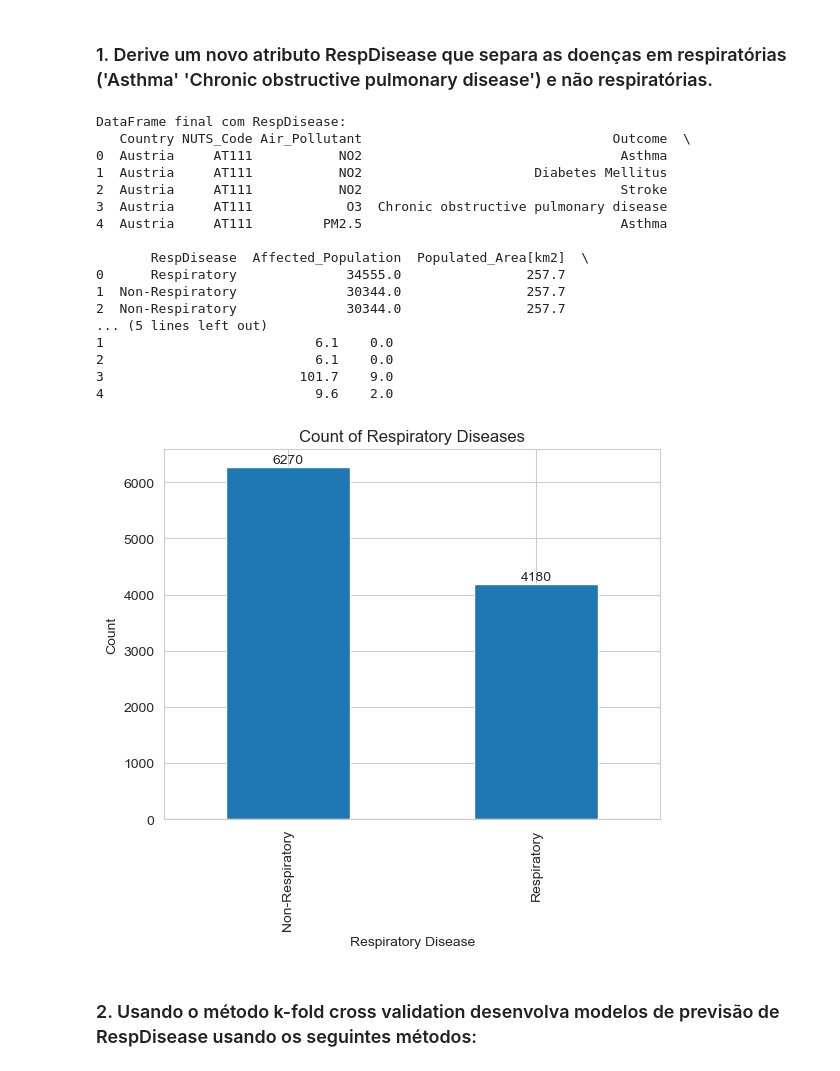
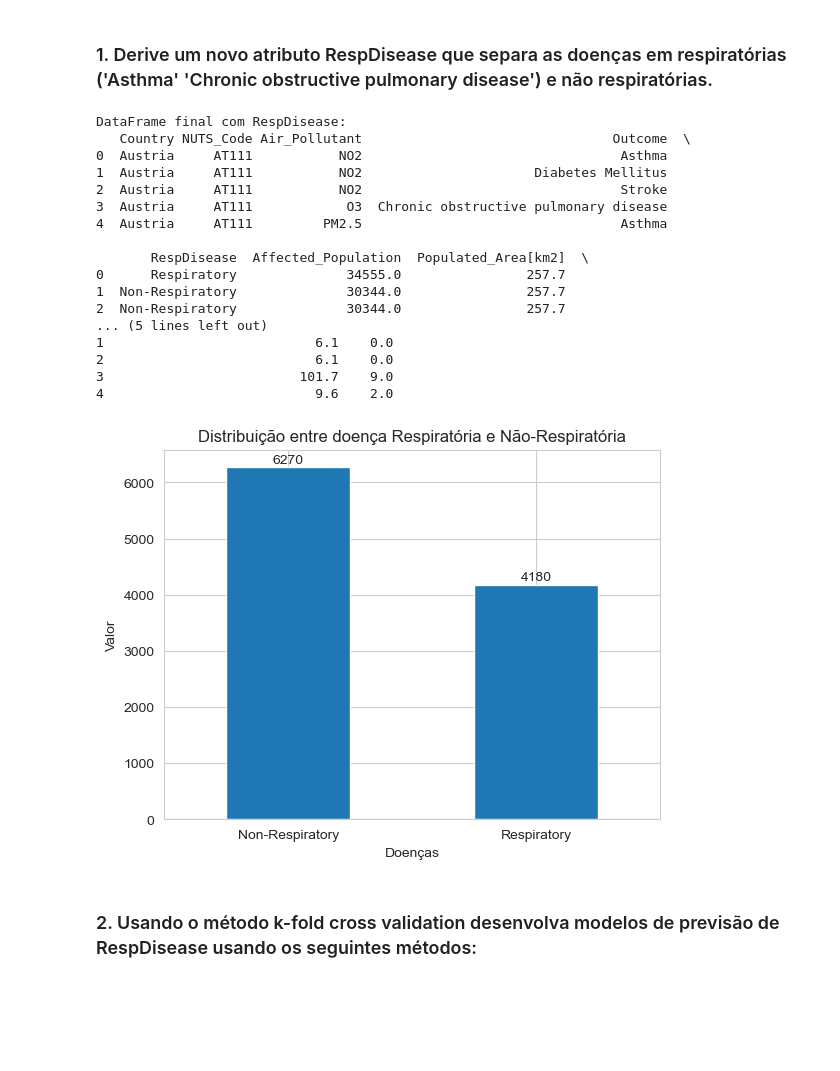
Before and after one commit to 1221715JorgeCruz/ANADI_MFC_3NA_1221715_1191843_1100719, a Jupyter notebook: trabalho_pratico_02/4.3-Classificacao.ipynb, the cells around one changed output. Drawn from its saved outputs; the diff is of its cells as text; code cells hidden in the pictures; blank space fills up the shorter version.

```diff
--- a/trabalho_pratico_02/4.3-Classificacao.ipynb
+++ b/trabalho_pratico_02/4.3-Classificacao.ipynb
@@ -131,39 +131,41 @@ print(df_grouped.head())
 ax = df_grouped.RespDisease.value_counts().plot.bar()
 
 # Add labels and title
-ax.set_xlabel('Respiratory Disease')  # X-axis label
-ax.set_ylabel('Count')               # Y-axis label
-ax.set_title('Count of Respiratory Diseases')  # Plot title
+ax.set_xlabel('Doenças')  # X-axis label
+ax.set_ylabel('Valor')               # Y-axis label
+ax.set_title('Distribuição entre doença Respiratória e Não-Respiratória')  # Plot title
 
 
 # Adicionar valores no topo das barras
 for p in ax.patches:
     ax.annotate(str(p.get_height()),
                 (p.get_x() + p.get_width() / 2., p.get_height()),
                 ha='center', va='center',
                 xytext=(0, 5),
                 textcoords='offset points')
 
+ax.set_xticklabels(ax.get_xticklabels(), rotation=0)
+
 plt.show()  # Mostar o gráfico
 # %% [output]
 DataFrame final com RespDisease:
    Country NUTS_Code Air_Pollutant                                Outcome  \
 0  Austria     AT111           NO2                                 Asthma
 1  Austria     AT111           NO2                      Diabetes Mellitus
 2  Austria     AT111           NO2                                 Stroke
 3  Austria     AT111            O3  Chronic obstructive pulmonary disease
 4  Austria     AT111         PM2.5                                 Asthma
 
        RespDisease  Affected_Population  Populated_Area[km2]  \
 0      Respiratory              34555.0                257.7
 1  Non-Respiratory              30344.0                257.7
 2  Non-Respiratory              30344.0                257.7
 ... (5 lines left out)
 1                           6.1    0.0
 2                           6.1    0.0
 3                         101.7    9.0
 4                           9.6    2.0
-[figure, old version]
+[figure, new version]
 # %% [markdown]
 ### 2. Usando o método k-fold cross validation desenvolva modelos de previsão de RespDisease usando os seguintes métodos:
 # %% [markdown]
```
Also changed, not shown: parts of 3 cells of this notebook, 7 other files.
